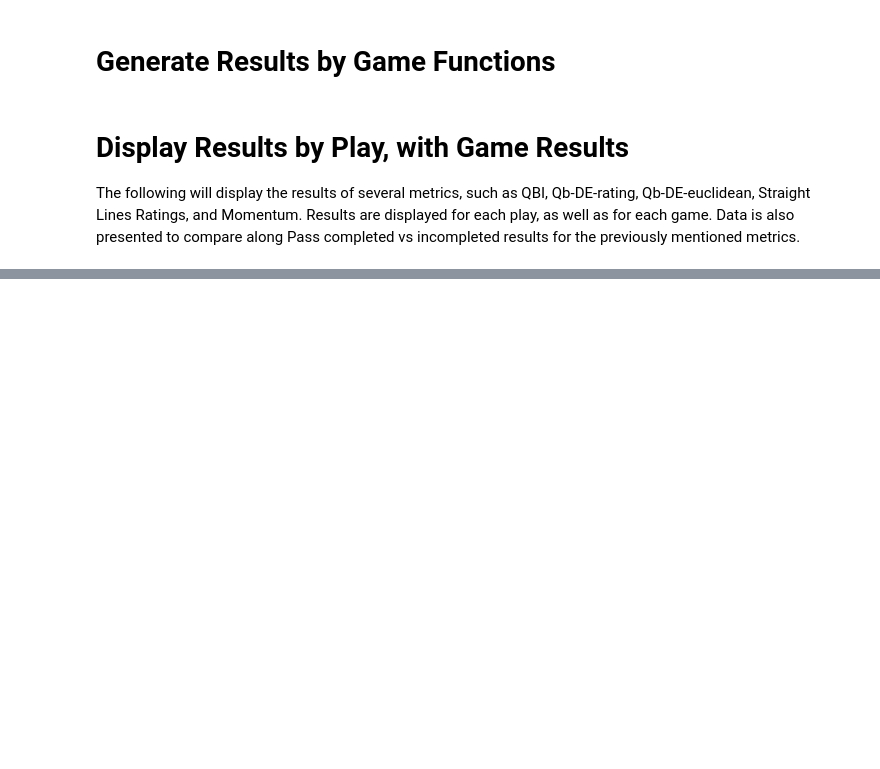
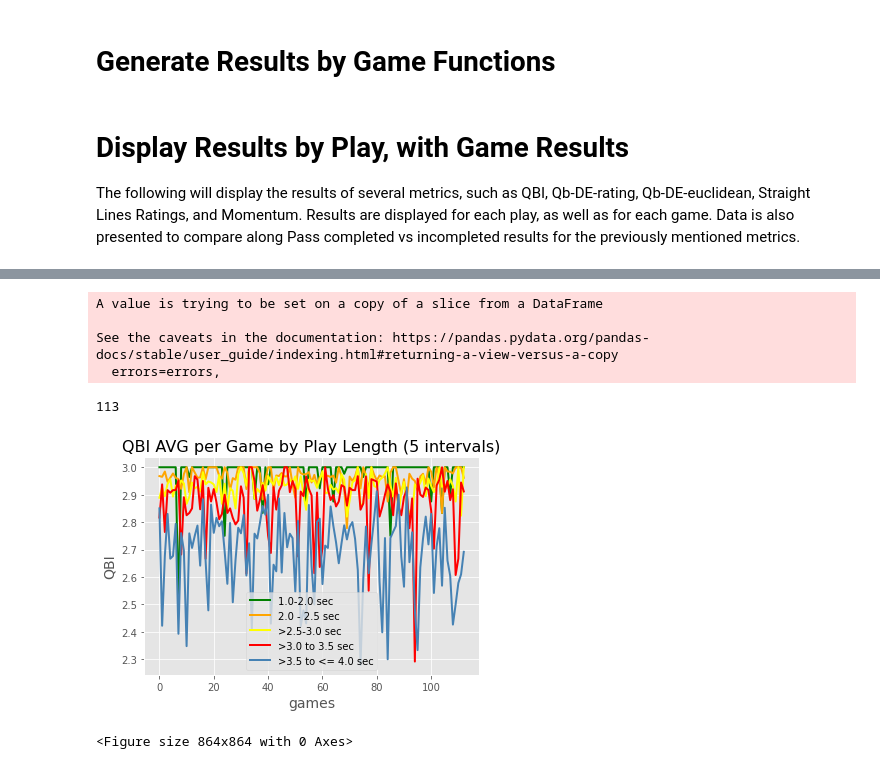
Before and after one commit to autonomous019/NFL_Big_Data_Bowl_23, a Jupyter notebook: defending-the-edge-game-results.ipynb, the cells around one changed output, grey strips where cells are left out. Saved outputs shown, nothing was run; the diff lists cells and outputs as text; code cells hidden in the pictures; blank space fills up the shorter version.

```diff
--- a/defending-the-edge-game-results.ipynb
+++ b/defending-the-edge-game-results.ipynb
@@ -798,0 +949,67 @@ with pd.option_context('display.max_rows', None,):
+# %%
+#ten_to_twenty thirtyfive_to_forty
+df = ten_to_twenty
+df2 = thirtyfive_to_forty
+df3 = twentyfive_to_thirty
+df4 = thirty_to_thirtyfive
+df5 = twenty_to_twentyfive
+#see if this needs renamed to avoid breaking original dataframe sql query return
+ten_to_twenty_df = df[['cost', 'gameId']]
+thirtyfive_to_forty_df = df2[['cost', 'gameId']]
+twentyfive_to_thirty_df = df3[['cost', 'gameId']]
+thirty_to_thirtyfive_df = df4[['cost', 'gameId']]
+twenty_to_twentyfive_df = df5[['cost', 'gameId']]
+
+#with pd.option_context('display.max_rows', None,):
+#  display(ten_to_twenty)
+
+#with pd.option_context('display.max_rows', None,):
+#  display(thirtyfive_to_forty)
+
+ten_to_twenty_df.rename(columns = {'cost':'ten_cost', 'gameId':'ten_gameId'}, inplace = True)
+thirtyfive_to_forty_df.rename(columns = {'cost':'thirtyfive_cost', 'gameId':'thirtyfive_gameId'}, inplace = True)
+twenty_to_twentyfive_df.rename(columns = {'cost':'twenty_cost', 'gameId':'twenty_gameId'}, inplace = True)
+twentyfive_to_thirty_df.rename(columns = {'cost':'twentyfive_cost', 'gameId':'twentyfive_gameId'}, inplace = True)
+thirty_to_thirtyfive_df.rename(columns = {'cost':'thirty_cost', 'gameId':'thirty_gameId'}, inplace = True)
+
+
+#merge dataframes for blocker, qb, and defender
+metrics_concat = pd.concat([ten_to_twenty_df, twenty_to_twentyfive_df, twentyfive_to_thirty_df, thirty_to_thirtyfive_df, thirtyfive_to_forty_df], axis=1)
+metrics_concat = metrics_concat.dropna()
+
+print(len(metrics_concat))
+
+#with pd.option_context('display.max_rows', None,)
+#  display(metrics_concat)
+metrics_concat.head
+
+df_m = metrics_concat
+
+plt.plot(df_m['ten_cost'], color='green', linewidth=2)
+plt.plot(df_m['twenty_cost'], color='orange', linewidth=2)
+plt.plot(df_m['twentyfive_cost'], color='yellow', linewidth=2)
+plt.plot(df_m['thirty_cost'], color='red', linewidth=2)
+plt.plot(df_m['thirtyfive_cost'], color='steelblue', linewidth=2)
+#plt.plot(df['sales'], color='purple', linestyle='dashed')
+plt.style.use('ggplot')
+#add legend
+plt.legend()
+#add axis labels and a title
+plt.ylabel('QBI', fontsize=14)
+plt.xlabel('games', fontsize=14)
+plt.title('QBI AVG per Game by Play Length (5 intervals)', fontsize=16)
+legend_drawn_flag = True
+plt.legend(["1.0-2.0 sec", "2.0 - 2.5 sec", ">2.5-3.0 sec", ">3.0 to 3.5 sec", ">3.5 to <= 4.0 sec"], loc=0, frameon=legend_drawn_flag)
+plt.figure(figsize=(12, 12))
+
+#display plot
+plt.savefig('time_span_5bins.png')
+#plt.show()
+# %% [output]
+A value is trying to be set on a copy of a slice from a DataFrame
+
+See the caveats in the documentation: https://pandas.pydata.org/pandas-docs/stable/user_guide/indexing.html#returning-a-view-versus-a-copy
+  errors=errors,
+113
+[figure, added]
+<Figure size 864x864 with 0 Axes>
```
Also changed, not shown: parts of 25 cells of this notebook.
